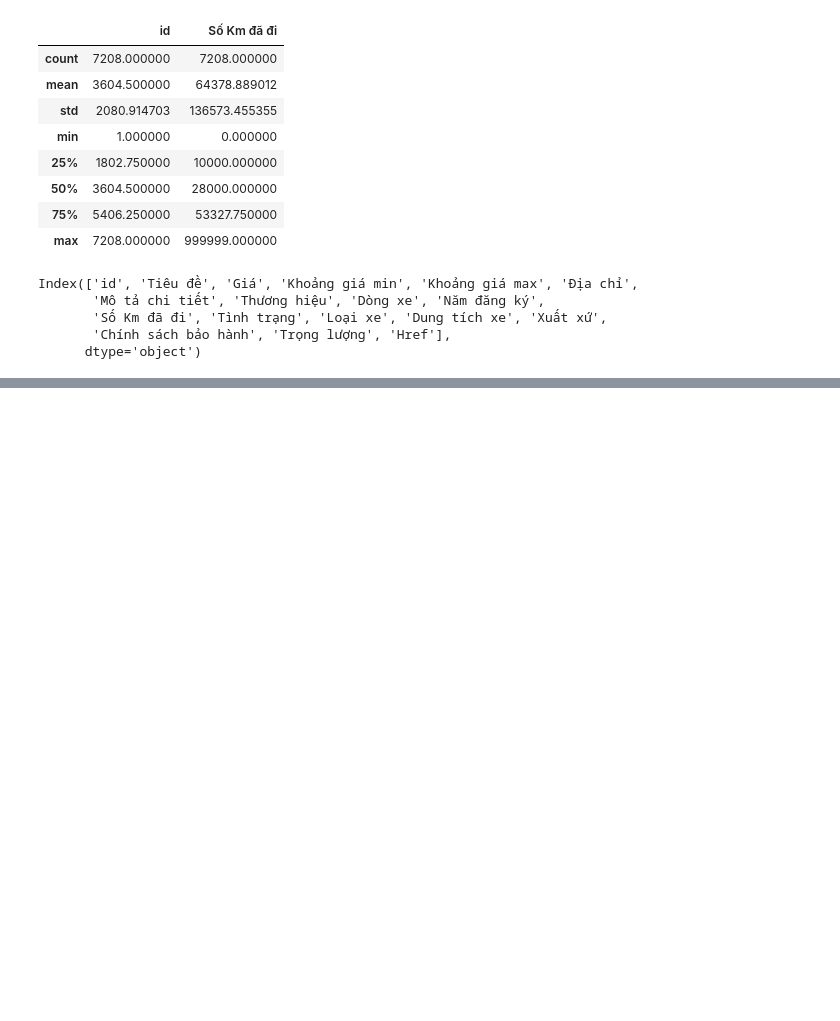
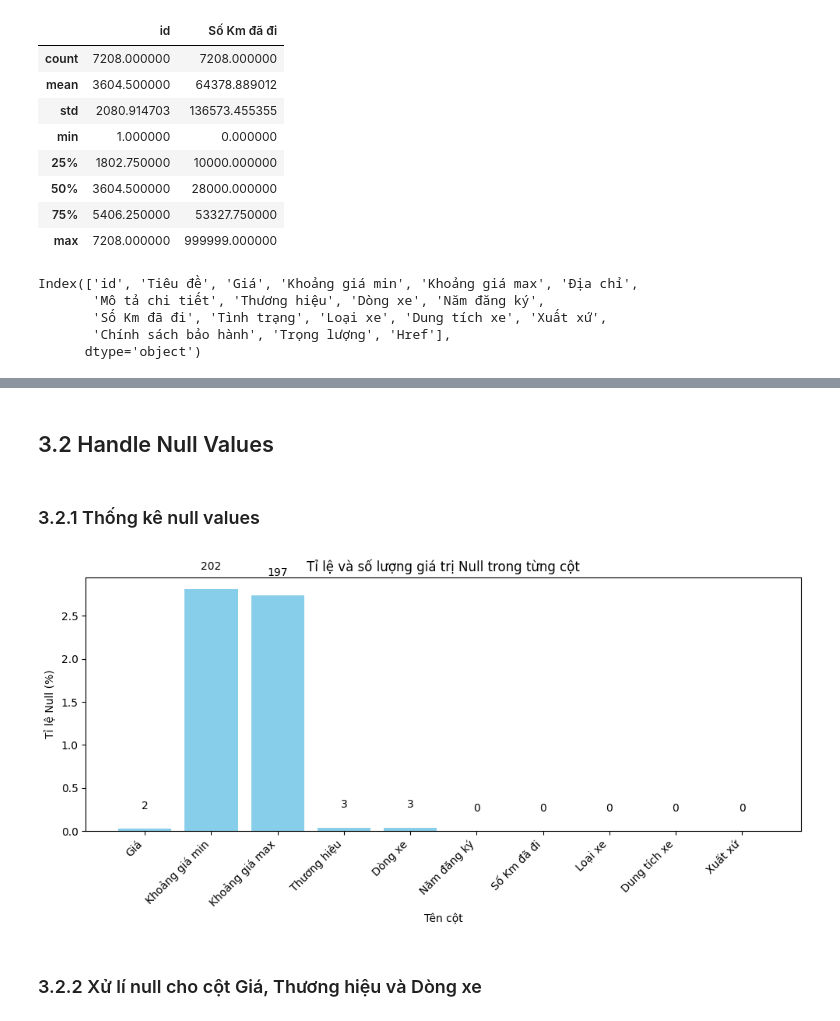
Before and after one commit to NaNaBoo311/KHTN_Graduation, a Jupyter notebook: Project_1/preprocessing.ipynb, the cells around one changed output, grey strips where cells are left out. Drawn from its saved outputs; the diff is of its cells as text; code cells hidden in the pictures; blank space fills up the shorter version.

```diff
--- a/Project_1/preprocessing.ipynb
+++ b/Project_1/preprocessing.ipynb
@@ -52,0 +164,3 @@ Index(['id', 'Tiêu đề', 'Giá', 'Khoảng giá min', 'Khoảng giá max', '
+# %%
+low_freq = from_value_counts[from_value_counts < 100].index
+df['Xuất xứ'] = df['Xuất xứ'].replace(low_freq, 'Nước khác')
@@ -52,0 +169,3 @@ Index(['id', 'Tiêu đề', 'Giá', 'Khoảng giá min', 'Khoảng giá max', '
+# %%
+brand_value_counts = df['Thương hiệu'].value_counts()
+brand_value_counts
@@ -52,0 +181,3 @@ Index(['id', 'Tiêu đề', 'Giá', 'Khoảng giá min', 'Khoảng giá max', '
+# %%
+low_freq = brand_value_counts[brand_value_counts < 100].index
+df['Thương hiệu'] = df['Thương hiệu'].replace(low_freq, 'Hãng khác')
@@ -52,0 +193,3 @@ Index(['id', 'Tiêu đề', 'Giá', 'Khoảng giá min', 'Khoảng giá max', '
+# %%
+drop_columns = ['id', 'Href', 'Mô tả chi tiết', 'Địa chỉ', 'Tiêu đề', 'Tình trạng', 'Trọng lượng', 'Chính sách bảo hành']
+df.drop(columns = drop_columns, inplace = True)
@@ -52,0 +282,28 @@ Index(['id', 'Tiêu đề', 'Giá', 'Khoảng giá min', 'Khoảng giá max', '
+# %% [markdown]
+## 3.2 Handle Null Values
+# %% [markdown]
+### 3.2.1 Thống kê null values
+# %%
+# Thống kê null
+missing = df.isnull().sum().reset_index()
+missing.columns = ['Cột', 'Số lượng Null']
+missing['Tỉ lệ (%)'] = (missing['Số lượng Null'] / len(df)) * 100
+
+# Vẽ biểu đồ
+plt.figure(figsize=(10,5))
+bars = plt.bar(missing['Cột'], missing['Tỉ lệ (%)'], color='skyblue')
+
+# Thêm nhãn số lượng null trên mỗi thanh bar
+for bar, count in zip(bars, missing['Số lượng Null']):
+    height = bar.get_height()
+    plt.text(bar.get_x() + bar.get_width()/2, height + 0.2,   # vị trí
+             f'{count}', ha='center', va='bottom', fontsize=10, color='black')
+
+plt.title('Tỉ lệ và số lượng giá trị Null trong từng cột')
+plt.ylabel('Tỉ lệ Null (%)')
+plt.xlabel('Tên cột')
+plt.xticks(rotation=45, ha='right')
+plt.tight_layout()
+plt.show()
+# %% [output]
+[figure, added]
@@ -52,0 +312,2 @@ Index(['id', 'Tiêu đề', 'Giá', 'Khoảng giá min', 'Khoảng giá max', '
+# %% [markdown]
+### 3.2.2 Xử lí null cho cột Giá, Thương hiệu và Dòng xe
```
Also changed, not shown: parts of 43 cells of this notebook, 29 other files.
